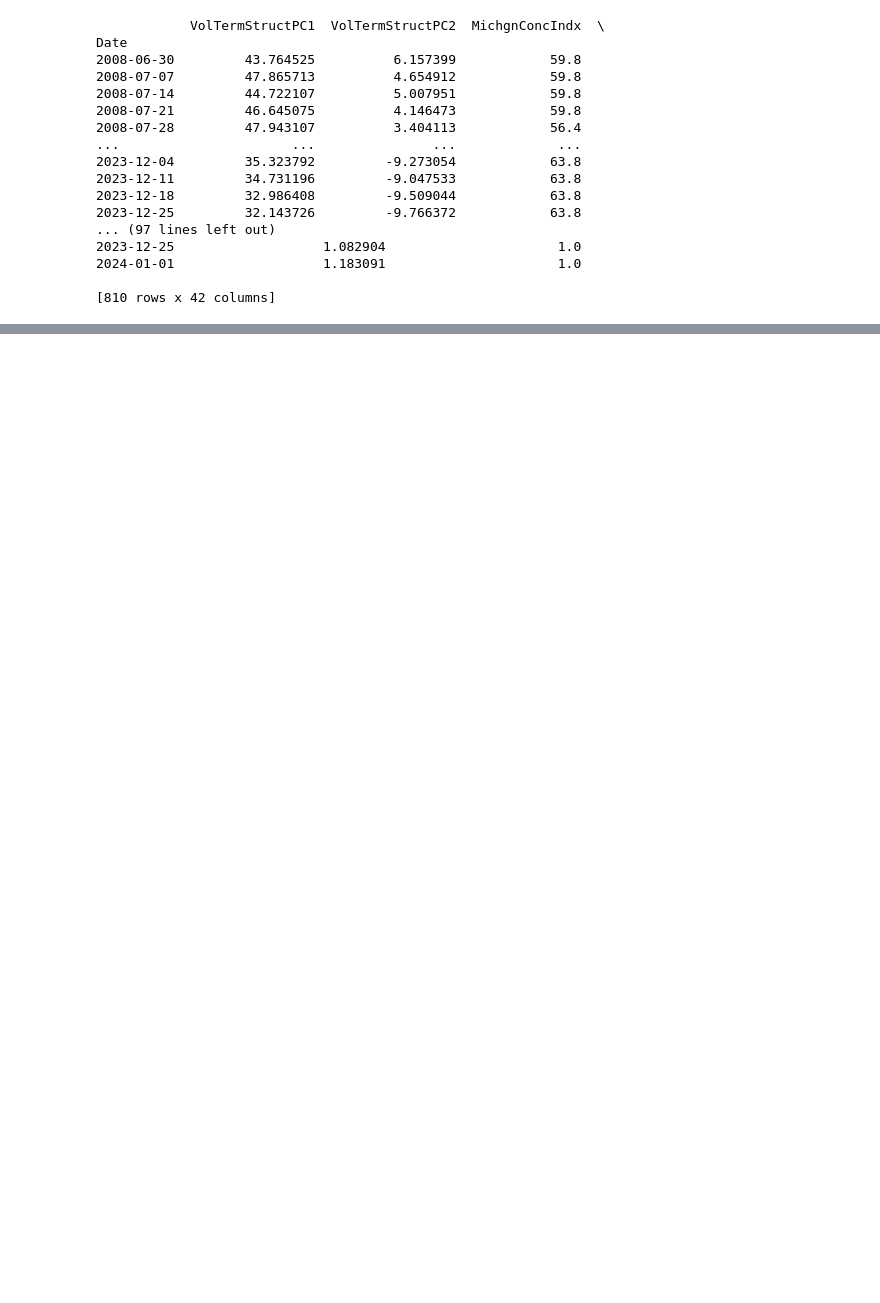
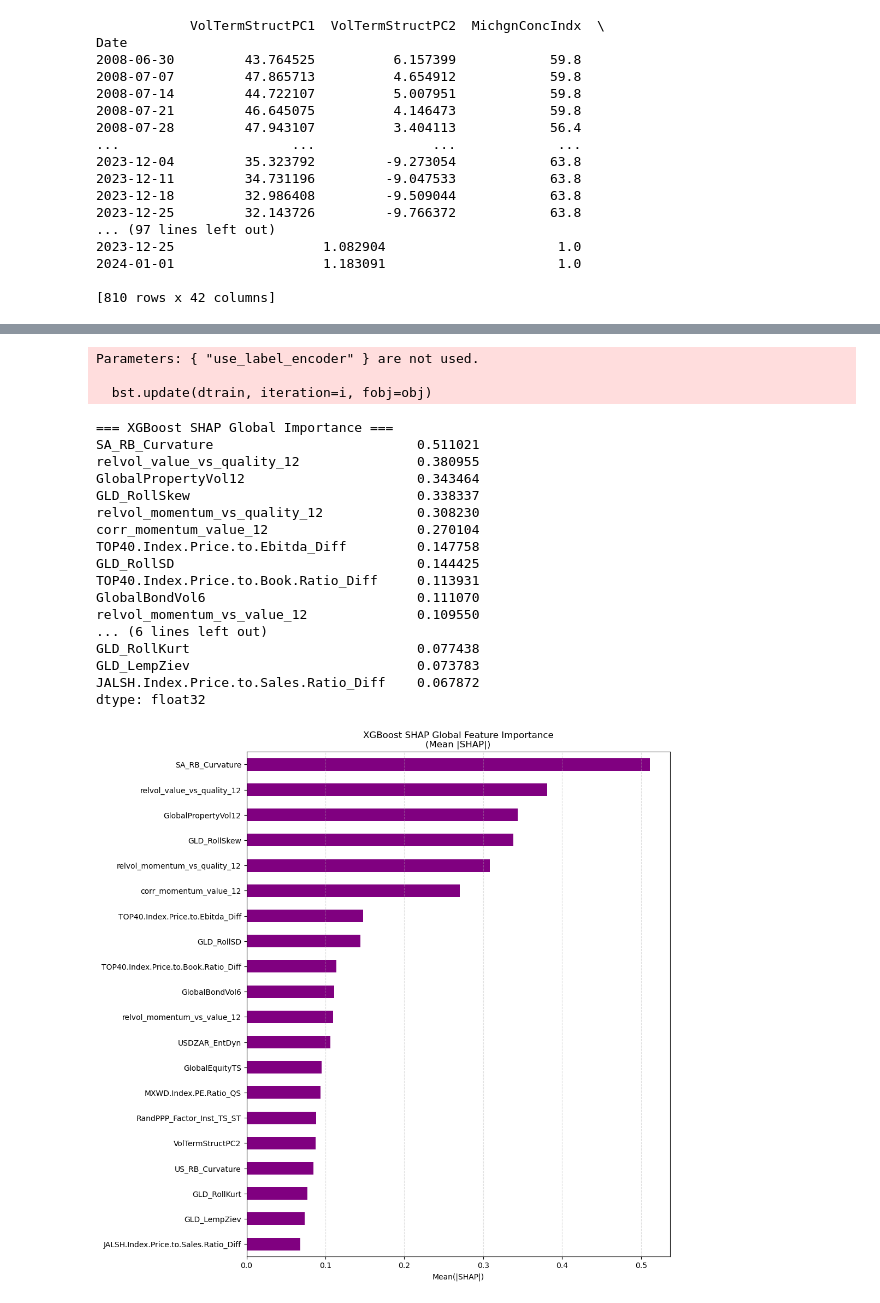
Before and after one commit to CChlungwani/forecast_curve, a Jupyter notebook: model_training/xgboost_cpcv_wf.ipynb, the cells around one changed output, grey strips where cells are left out. Cells and saved outputs as stored; diff of their text form; code cells hidden in the pictures; blank space fills up the shorter version.

```diff
--- a/model_training/xgboost_cpcv_wf.ipynb
+++ b/model_training/xgboost_cpcv_wf.ipynb
@@ -416,2 +622,78 @@ Date
 
 [156 rows x 3 columns]
+# %%
+# ============================================
+# XGBoost SHAP FEATURE IMPORTANCE (TREE SHAP)
+# ============================================
+
+import shap
+
+# Data prep
+X = data.iloc[:, :-1].values
+y = data.iloc[:, -1].values
+feature_names = results_xgb["feature_names"]
+X = np.nan_to_num(X, nan=np.nan, posinf=1e10, neginf=-1e10)
+
+train_end = len(X) - FINAL_TEST_POINTS
+X_train_final = X[:train_end]
+y_train_final = y[:train_end]
+
+# Final model
+best_params = results_xgb["best_params"]
+
+final_model = XGBClassifier(
+    objective="binary:logistic",
+    eval_metric="logloss",
+    n_estimators=500,
+   # use_label_encoder=False,
+    **best_params
+)
+final_model.fit(X_train_final, y_train_final)
+
+# SHAP Values
+explainer = shap.TreeExplainer(final_model)
+shap_values = explainer.shap_values(X_train_final)
+
+# Global importance
+shap_importance = pd.Series(
+    np.abs(shap_values).mean(axis=0),
+    index=feature_names
+).sort_values(ascending=False)
+
+print("\n=== XGBoost SHAP Global Importance ===")
+print(shap_importance.head(20))
+
+# Plot bar chart
+plt.figure(figsize=(10, 12))
+shap_importance.head(20).plot(kind='barh', color='purple')
+plt.title("XGBoost SHAP Global Feature Importance\n(Mean |SHAP|)")
+plt.xlabel("Mean(|SHAP|)")
+plt.gca().invert_yaxis()
+plt.grid(axis='x', linestyle='--', alpha=0.4)
+plt.show()
+
+# Summary plots
+shap.summary_plot(shap_values, X_train_final, feature_names=feature_names, plot_type="dot")
+shap.summary_plot(shap_values, X_train_final, feature_names=feature_names, plot_type="bar")
+# %% [output]
+Parameters: { "use_label_encoder" } are not used.
+
+  bst.update(dtrain, iteration=i, fobj=obj)
+=== XGBoost SHAP Global Importance ===
+SA_RB_Curvature                          0.511021
+relvol_value_vs_quality_12               0.380955
+GlobalPropertyVol12                      0.343464
+GLD_RollSkew                             0.338337
+relvol_momentum_vs_quality_12            0.308230
+corr_momentum_value_12                   0.270104
+TOP40.Index.Price.to.Ebitda_Diff         0.147758
+GLD_RollSD                               0.144425
+TOP40.Index.Price.to.Book.Ratio_Diff     0.113931
+GlobalBondVol6                           0.111070
+relvol_momentum_vs_value_12              0.109550
+... (6 lines left out)
+GLD_RollKurt                             0.077438
+GLD_LempZiev                             0.073783
+JALSH.Index.Price.to.Sales.Ratio_Diff    0.067872
+dtype: float32
+[figure, added]
```
Also changed, not shown: parts of 10 cells of this notebook, 3 other files.
